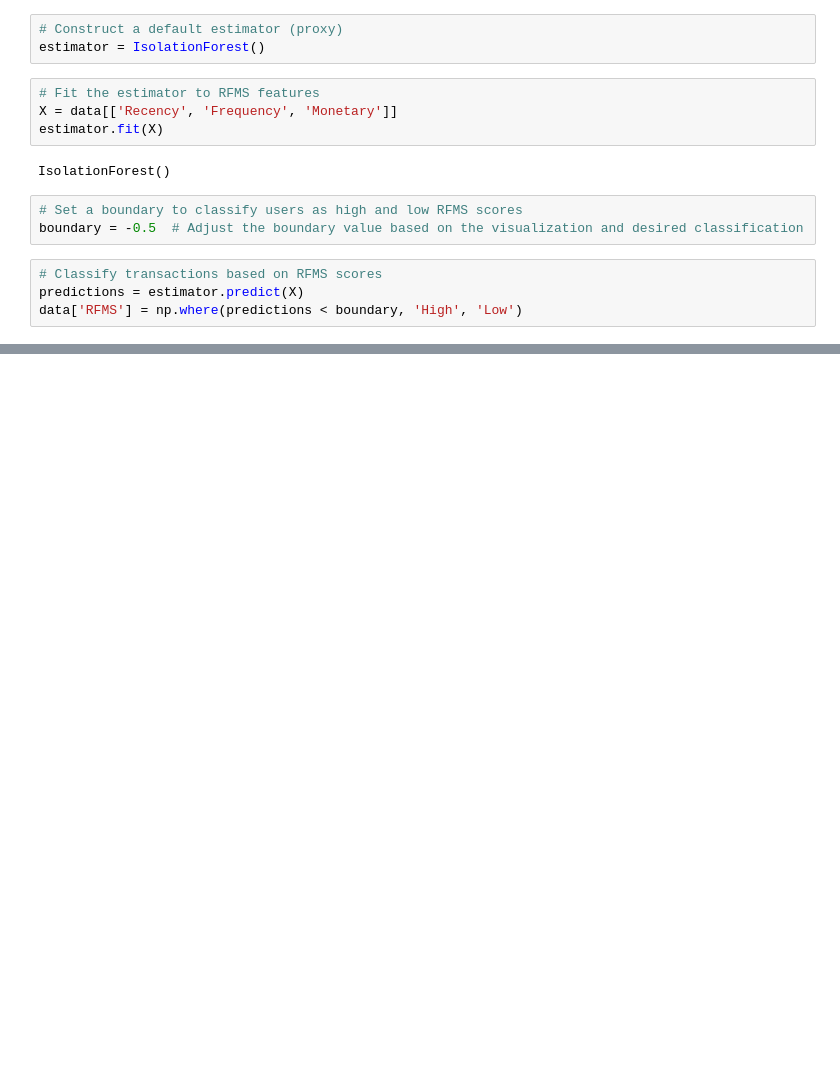
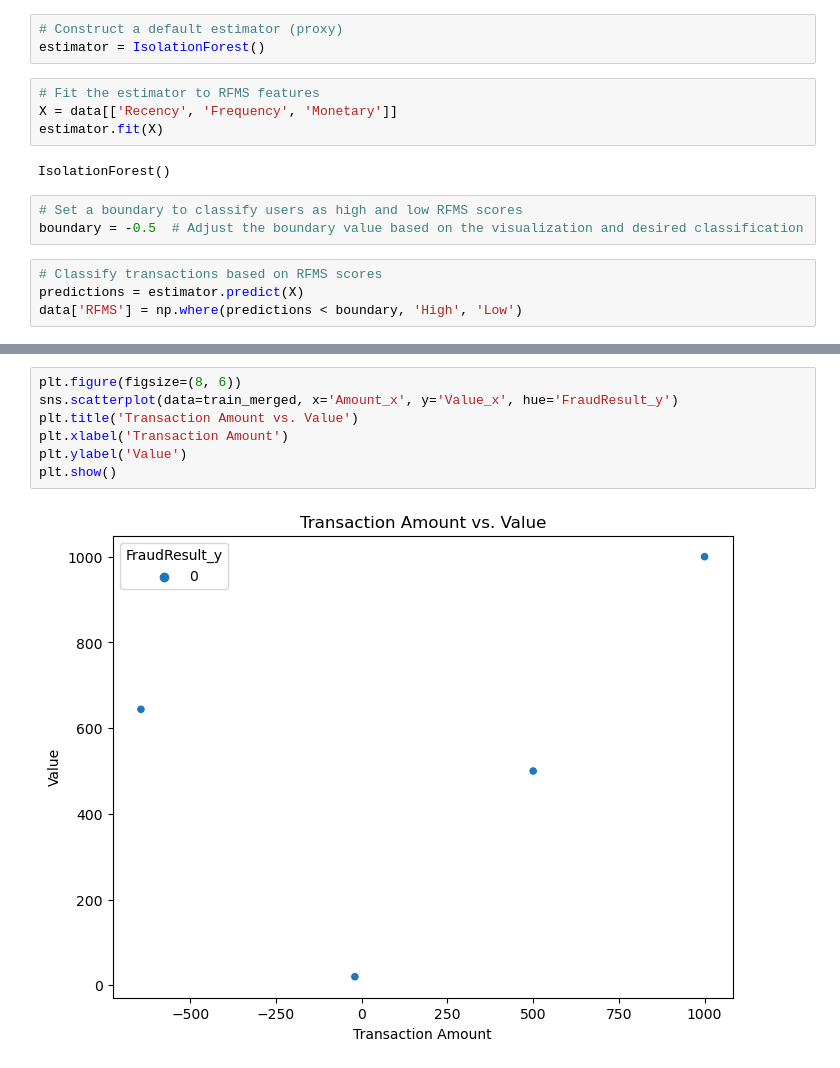
Before and after one commit to jodahe1/Bati-Bank, a Jupyter notebook: DEM/DEM.ipynb, the cells around one changed output, grey strips where cells are left out. Drawn from its saved outputs; the diff is of its cells as text; blank space fills up the shorter version.

```diff
--- a/DEM/DEM.ipynb
+++ b/DEM/DEM.ipynb
@@ -91,0 +224,9 @@ plt.show()
+# %%
+plt.figure(figsize=(8, 6))
+sns.scatterplot(data=train_merged, x='Amount_x', y='Value_x', hue='FraudResult_y')
+plt.title('Transaction Amount vs. Value')
+plt.xlabel('Transaction Amount')
+plt.ylabel('Value')
+plt.show()
+# %% [output]
+[figure, added]
```
Also changed, not shown: parts of 27 cells of this notebook, 1 other file.
